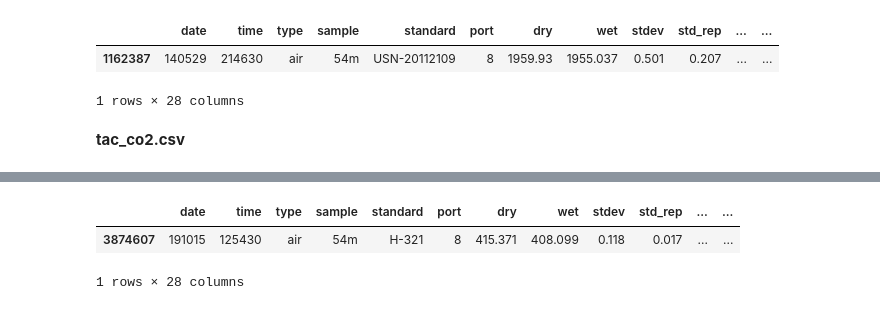
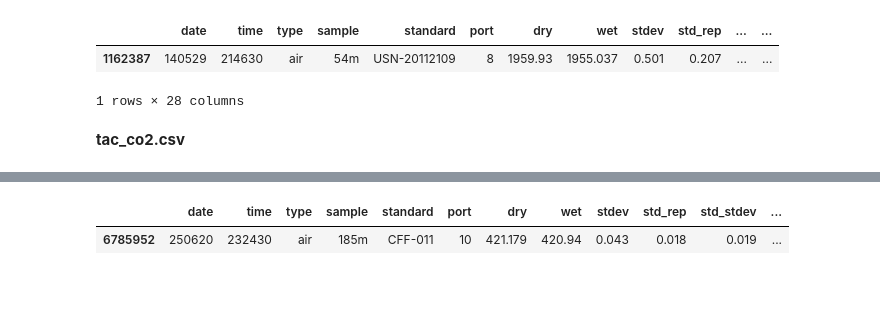
Before and after one commit to mcodcatyu/research_project, a Jupyter notebook: notebooks/data_basic_analysis.ipynb, the cells around one changed output, grey strips where cells are left out. Drawn from its saved outputs; the diff is of its cells as text; code cells hidden in the pictures.

```diff
--- a/notebooks/data_basic_analysis.ipynb
+++ b/notebooks/data_basic_analysis.ipynb
@@ -170,0 +249,3 @@ Passing `palette` without assigning `hue` is deprecated and will be removed in v
+# %%
+pd.set_option('display.max_columns', None)
+df_mhd_ch4_v2.iloc[[185]]
@@ -172,0 +401,3 @@ df_mhd_ch4[''].corr()
+# %%
+pd.set_option('display.max_rows', None)
+df_mhd_ch4_v3['sample'].value_counts()
@@ -267,6 +617,6 @@ memory usage: 1.4 GB
 # %%
-df_tac_co2.iloc[[3874607]]
+pd.set_option('display.max_columns', None)
+df_tac_co2.iloc[[6785952]]
 # %% [output]
-|  | date | time | type | sample | standard | port | dry | wet | stdev | std_rep | ... | ... |
-| 3874607 | 191015 | 125430 | air | 54m | H-321 | 8 | 415.371 | 408.099 | 0.118 | 0.017 | ... | ... |
+|  | date | time | type | sample | standard | port | dry | wet | stdev | std_rep | std_stdev | ... |
+| 6785952 | 250620 | 232430 | air | 185m | CFF-011 | 10 | 421.179 | 420.94 | 0.043 | 0.018 | 0.019 | ... |
-1 rows × 28 columns
```
Also changed, not shown: parts of 52 cells of this notebook, 1 other file.
